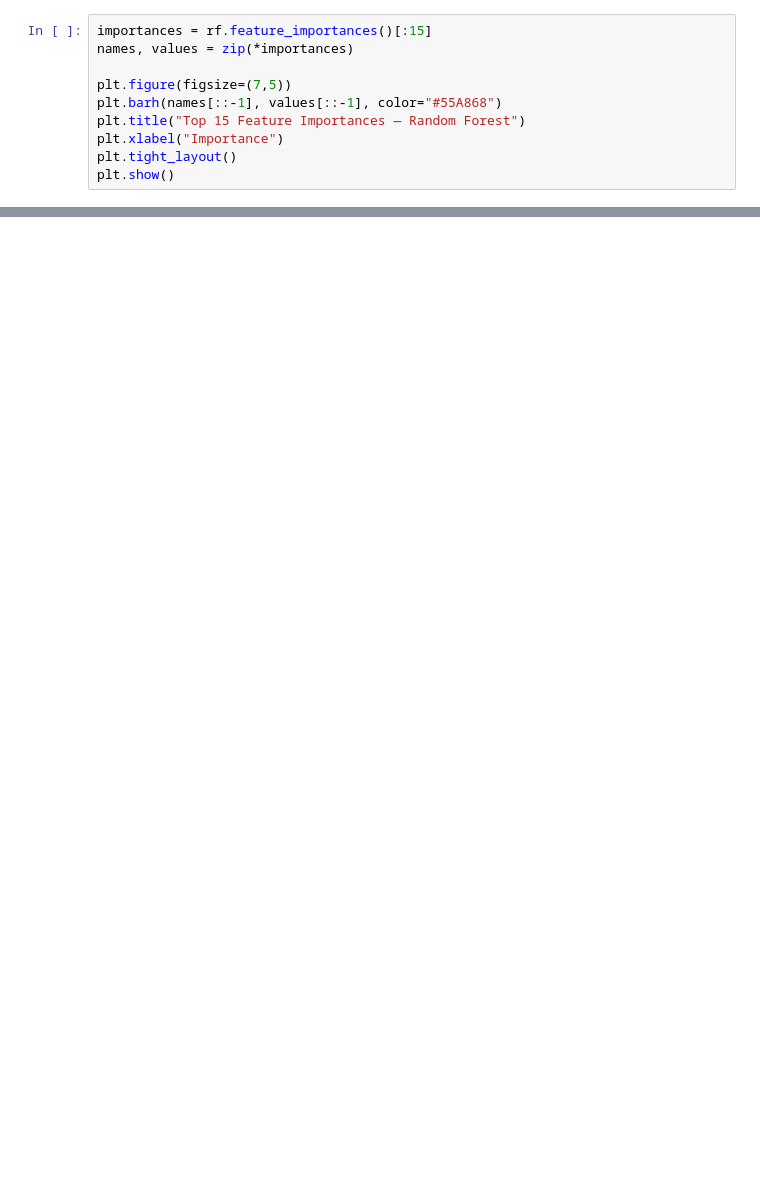
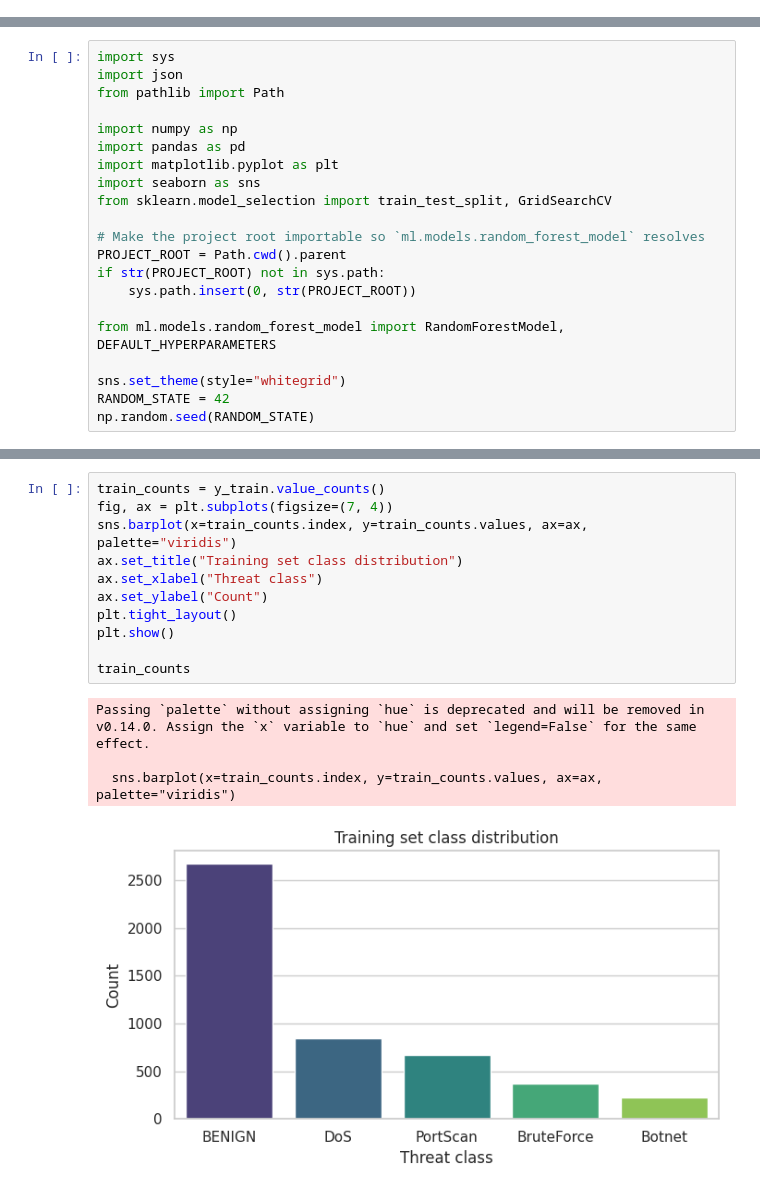
Before and after one commit to bikash123-123/NTCF-minor-project-, a Jupyter notebook: notebooks/05_random_forest_training.ipynb, the cells around one changed output, grey strips where cells are left out. Drawn from its saved outputs; the diff is of its cells as text; blank space fills up the shorter version.

Commit message:
fix: move random forest files to correct project structure

```diff
--- a/notebooks/05_random_forest_training.ipynb
+++ b/notebooks/05_random_forest_training.ipynb
@@ -139,10 +0,0 @@ plt.show()
-# %%
-importances = rf.feature_importances()[:15]
-names, values = zip(*importances)
-
-plt.figure(figsize=(7,5))
-plt.barh(names[::-1], values[::-1], color="#55A868")
-plt.title("Top 15 Feature Importances — Random Forest")
-plt.xlabel("Importance")
-plt.tight_layout()
-plt.show()
@@ -193,0 +20,21 @@ pd.DataFrame({
+# %%
+import sys
+import json
+from pathlib import Path
+
+import numpy as np
+import pandas as pd
+import matplotlib.pyplot as plt
+import seaborn as sns
+from sklearn.model_selection import train_test_split, GridSearchCV
+
+# Make the project root importable so `ml.models.random_forest_model` resolves
+PROJECT_ROOT = Path.cwd().parent
+if str(PROJECT_ROOT) not in sys.path:
+    sys.path.insert(0, str(PROJECT_ROOT))
+
+from ml.models.random_forest_model import RandomForestModel, DEFAULT_HYPERPARAMETERS
+
+sns.set_theme(style="whitegrid")
+RANDOM_STATE = 42
+np.random.seed(RANDOM_STATE)
@@ -193,0 +141,16 @@ pd.DataFrame({
+# %%
+train_counts = y_train.value_counts()
+fig, ax = plt.subplots(figsize=(7, 4))
+sns.barplot(x=train_counts.index, y=train_counts.values, ax=ax, palette="viridis")
+ax.set_title("Training set class distribution")
+ax.set_xlabel("Threat class")
+ax.set_ylabel("Count")
+plt.tight_layout()
+plt.show()
+
+train_counts
+# %% [output]
+Passing `palette` without assigning `hue` is deprecated and will be removed in v0.14.0. Assign the `x` variable to `hue` and set `legend=False` for the same effect.
+
+  sns.barplot(x=train_counts.index, y=train_counts.values, ax=ax, palette="viridis")
+[figure, added]
```
Also changed, not shown: parts of 44 cells of this notebook, 1 other file.
